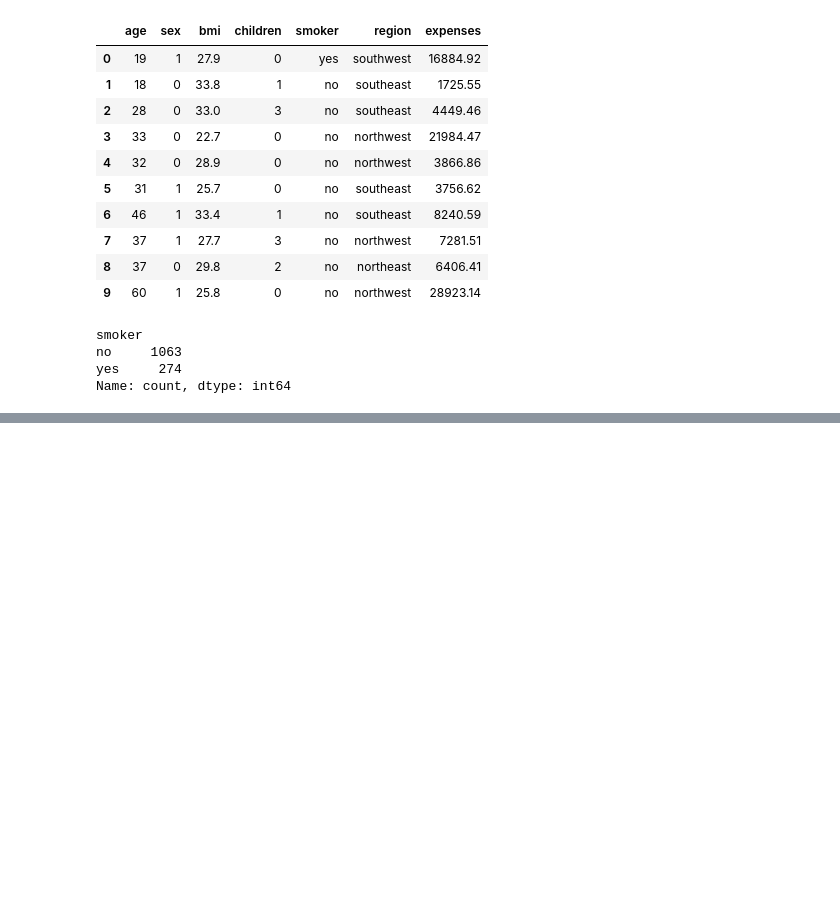
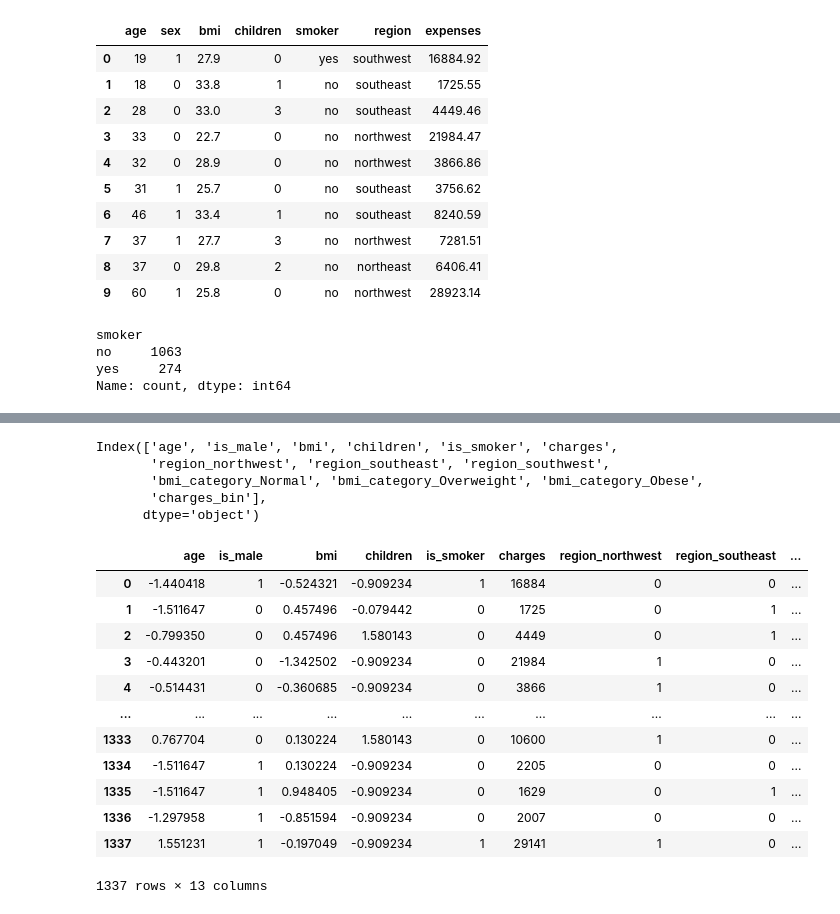
Before and after one commit to muhammadanush/Project-Fake-News-Prediction, a Jupyter notebook: meddical-insurance-dataset.ipynb, the cells around one changed output, grey strips where cells are left out. Cells and saved outputs as stored; diff of their text form; code cells hidden in the pictures; blank space fills up the shorter version.

```diff
--- a/meddical-insurance-dataset.ipynb
+++ b/meddical-insurance-dataset.ipynb
@@ -228,0 +305,3 @@ df_clean
+# %%
+df_clean=df_clean.astype(int)
+df_clean.head()
@@ -228,0 +322,5 @@ df_clean
+# %%
+from sklearn.preprocessing import StandardScaler
+cols=['age','bmi','children']
+scaler=StandardScaler()
+df_clean[cols]=scaler.fit_transform(df_clean[cols])
@@ -228,0 +386,23 @@ df_clean
+# %%
+from scipy.stats import chi2_contingency
+import pandas as pd
+
+
+alpha=0.05
+df_clean['charges_bin']=pd.qcut(df_clean['charges'],q=4,labels=False ,duplicates='drop')
+chi2_results={}
+
+for col in cat_features:
+    contingency=pd.crosstab(df_clean[col],df_clean['charges_bin'])
+    chi2_stat,p_val,_,_=chi2_contingency(contingency)
+    decision='Reject Null (Keep Features)' if p_val< alpha else 'Accept Null (Drop Features)'
+
+    chi2_results[col]={
+        'chi2_statistic':chi2_stat,
+        'p_value':p_val,
+        'Decision':decision
+    }
+
+chi2_df=pd.DataFrame(chi2_results).T
+chi2_df=chi2_df.sort_values(by='p_value')
+chi2_df
@@ -228,0 +419,29 @@ df_clean
+# %%
+df_clean.columns
+# %% [output]
+Index(['age', 'is_male', 'bmi', 'children', 'is_smoker', 'charges',
+       'region_northwest', 'region_southeast', 'region_southwest',
+       'bmi_category_Normal', 'bmi_category_Overweight', 'bmi_category_Obese',
+       'charges_bin'],
+      dtype='object')
+# %%
+final_df=df_clean[['age', 'is_male', 'bmi', 'children', 'is_smoker', 'charges',
+       'region_northwest', 'region_southeast', 'region_southwest',
+       'bmi_category_Normal', 'bmi_category_Overweight', 'bmi_category_Obese',
+       'charges_bin']]
+# %%
+final_df
+# %% [output]
+|  | age | is_male | bmi | children | is_smoker | charges | region_northwest | region_southeast | ... |
+| 0 | -1.440418 | 1 | -0.524321 | -0.909234 | 1 | 16884 | 0 | 0 | ... |
+| 1 | -1.511647 | 0 | 0.457496 | -0.079442 | 0 | 1725 | 0 | 1 | ... |
+| 2 | -0.799350 | 0 | 0.457496 | 1.580143 | 0 | 4449 | 0 | 1 | ... |
+| 3 | -0.443201 | 0 | -1.342502 | -0.909234 | 0 | 21984 | 1 | 0 | ... |
+| 4 | -0.514431 | 0 | -0.360685 | -0.909234 | 0 | 3866 | 1 | 0 | ... |
+| ... | ... | ... | ... | ... | ... | ... | ... | ... | ... |
+| 1333 | 0.767704 | 0 | 0.130224 | 1.580143 | 0 | 10600 | 1 | 0 | ... |
+| 1334 | -1.511647 | 1 | 0.130224 | -0.909234 | 0 | 2205 | 0 | 0 | ... |
+| 1335 | -1.511647 | 1 | 0.948405 | -0.909234 | 0 | 1629 | 0 | 1 | ... |
+| 1336 | -1.297958 | 1 | -0.851594 | -0.909234 | 0 | 2007 | 0 | 0 | ... |
+| 1337 | 1.551231 | 1 | -0.197049 | -0.909234 | 1 | 29141 | 1 | 0 | ... |
+1337 rows × 13 columns
```
Also changed, not shown: parts of 23 cells of this notebook.
